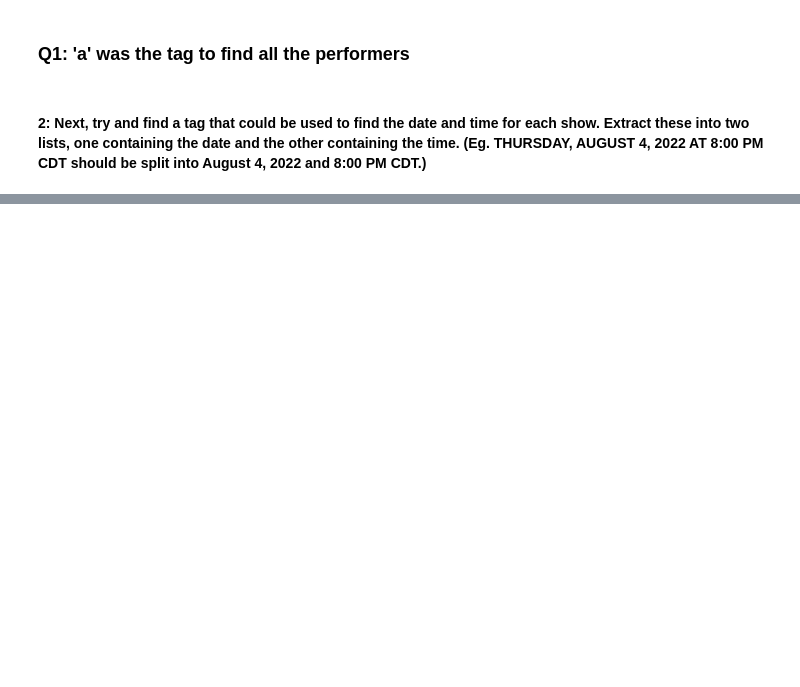
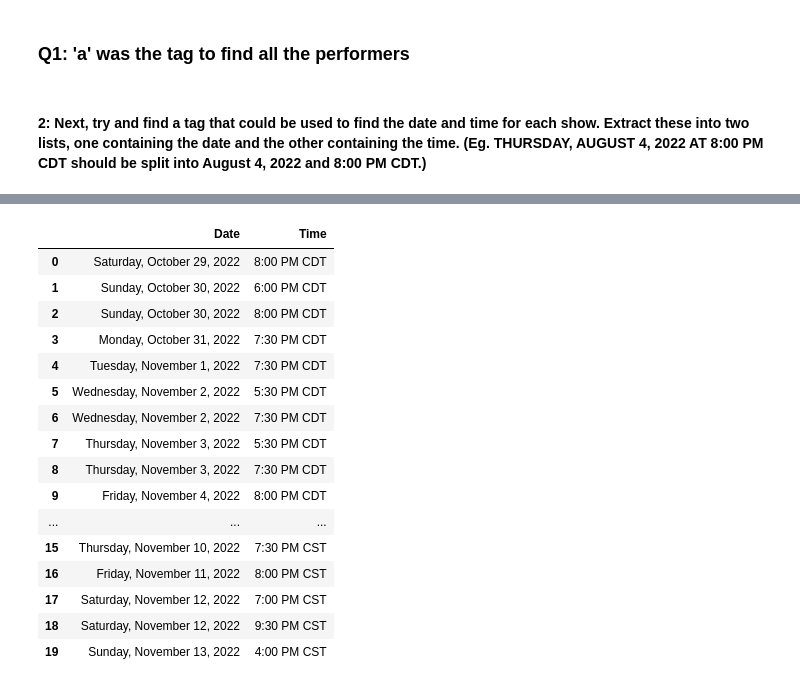
Before and after one commit to NSS-Data-Analytics-Cohort-7/web-scraping-ryman-Tyost24, a Jupyter notebook: Ryman_Web_Scrap.ipynb, the cells around one changed output, grey strips where cells are left out. Saved outputs shown, nothing was run; the diff lists cells and outputs as text; code cells hidden in the pictures; blank space fills up the shorter version.

```diff
--- a/Ryman_Web_Scrap.ipynb
+++ b/Ryman_Web_Scrap.ipynb
@@ -72,0 +287,21 @@ name_date = p.DataFrame (list_name, columns = ['Name'])
+# %%
+date5.columns = ['Date', 'Time']
+display(date5)
+# %% [output]
+|  | Date | Time |
+| 0 | Saturday, October 29, 2022 | 8:00 PM CDT |
+| 1 | Sunday, October 30, 2022 | 6:00 PM CDT |
+| 2 | Sunday, October 30, 2022 | 8:00 PM CDT |
+| 3 | Monday, October 31, 2022 | 7:30 PM CDT |
+| 4 | Tuesday, November 1, 2022 | 7:30 PM CDT |
+| 5 | Wednesday, November 2, 2022 | 5:30 PM CDT |
+| 6 | Wednesday, November 2, 2022 | 7:30 PM CDT |
+| 7 | Thursday, November 3, 2022 | 5:30 PM CDT |
+| 8 | Thursday, November 3, 2022 | 7:30 PM CDT |
+| 9 | Friday, November 4, 2022 | 8:00 PM CDT |
+| ... | ... | ... |
+| 15 | Thursday, November 10, 2022 | 7:30 PM CST |
+| 16 | Friday, November 11, 2022 | 8:00 PM CST |
+| 17 | Saturday, November 12, 2022 | 7:00 PM CST |
+| 18 | Saturday, November 12, 2022 | 9:30 PM CST |
+| 19 | Sunday, November 13, 2022 | 4:00 PM CST |
```
Also changed, not shown: parts of 30 cells of this notebook.
